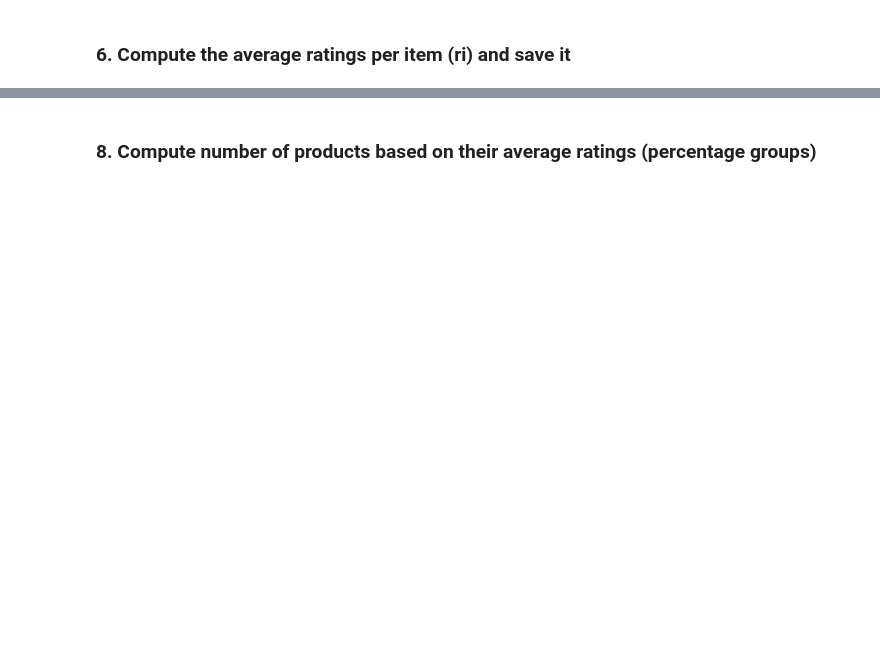
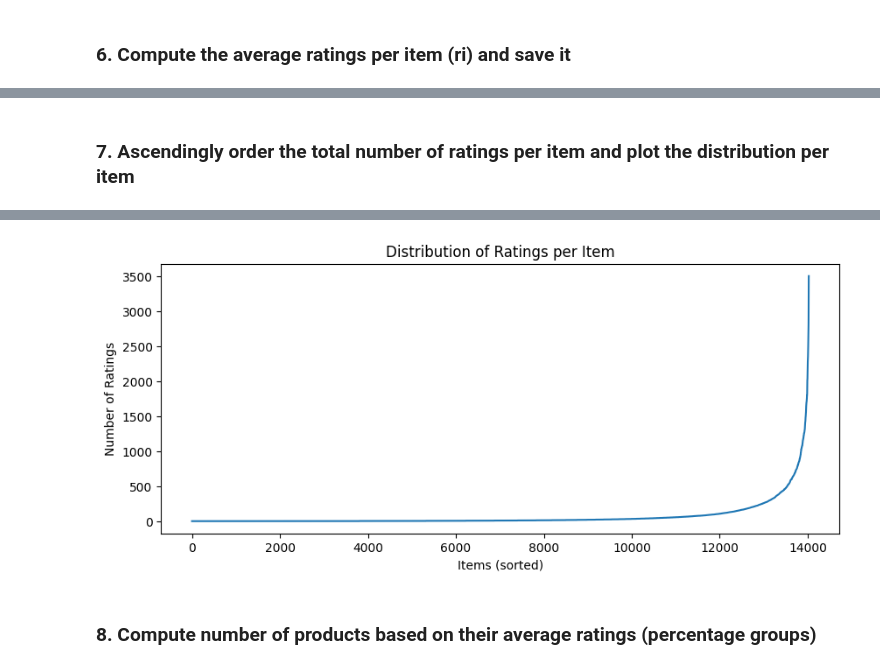
Before and after one commit to youssefekrami919/AIE425-Assignment-Group-Youssef-Elsyed, a Jupyter notebook: irs_assignment_1.ipynb, the cells around one changed output, grey strips where cells are left out. Cells and saved outputs as stored; diff of their text form; code cells hidden in the pictures; blank space fills up the shorter version.

```diff
--- a/irs_assignment_1.ipynb
+++ b/irs_assignment_1.ipynb
@@ -150,0 +170,19 @@ Length: 700, dtype: int64
+# %%
+# Compute average rating per item (movieId)
+ri = {}      # sum of ratings per item
+count = {}   # number of ratings per item
+
+for i in range(len(df['movieId'])):
+    m = df['movieId'][i]
+    r = df['rating'][i]
+
+    if m in ri:
+        ri[m] = ri[m] + r
+        count[m] = count[m] + 1
+    else:
+        ri[m] = r
+        count[m] = 1
+
+for m in ri:
+    avg = ri[m] / count[m]
+    ri[m] = round(avg, 2)   # round to 2 decimals
@@ -150,0 +210,60 @@ Length: 700, dtype: int64
+# %% [markdown]
+### 7. Ascendingly order the total number of ratings per item and plot the distribution per item
+# %%
+# ni dictionary already exists: movieId -> count
+
+# Convert ni items to list of tuples
+ni_items = []
+for key in ni:
+    ni_items.append((key, ni[key]))
+
+# Merge Sort implementation to sort by count
+def merge_sort(arr):
+    if len(arr) <= 1:
+        return arr
+
+    mid = len(arr) // 2
+    left = merge_sort(arr[:mid])
+    right = merge_sort(arr[mid:])
+
+    return merge(left, right)
+
+def merge(left, right):
+    result = []
+    i = j = 0
+
+    while i < len(left) and j < len(right):
+        # Compare counts (index 1 in tuple)
+        if left[i][1] <= right[j][1]:
+            result.append(left[i])
+            i += 1
+        else:
+            result.append(right[j])
+            j += 1
+
+    # Append leftovers
+    result.extend(left[i:])
+    result.extend(right[j:])
+
+    return result
+
+# Use merge sort
+sorted_ni = merge_sort(ni_items)
+
+# Print first 700
+print("Ratings per item sorted ascendingly:")
+for i in range(min(10, len(sorted_ni))):
+    print(sorted_ni[i][0], ":", sorted_ni[i][1])
+
+# Plotting
+import matplotlib.pyplot as plt
+
+counts = [item[1] for item in sorted_ni]
+
+plt.figure(figsize=(10,4))
+plt.plot(counts)
+plt.title("Distribution of Ratings per Item")
+plt.xlabel("Items (sorted)")
+plt.ylabel("Number of Ratings")
+plt.show()
+# %% [output]
@@ -151,2 +281,3 @@ Length: 700, dtype: int64
+[figure, added]
 # %% [markdown]
 ### 8. Compute number of products based on their average ratings (percentage groups)
```
Also changed, not shown: parts of 20 cells of this notebook.
